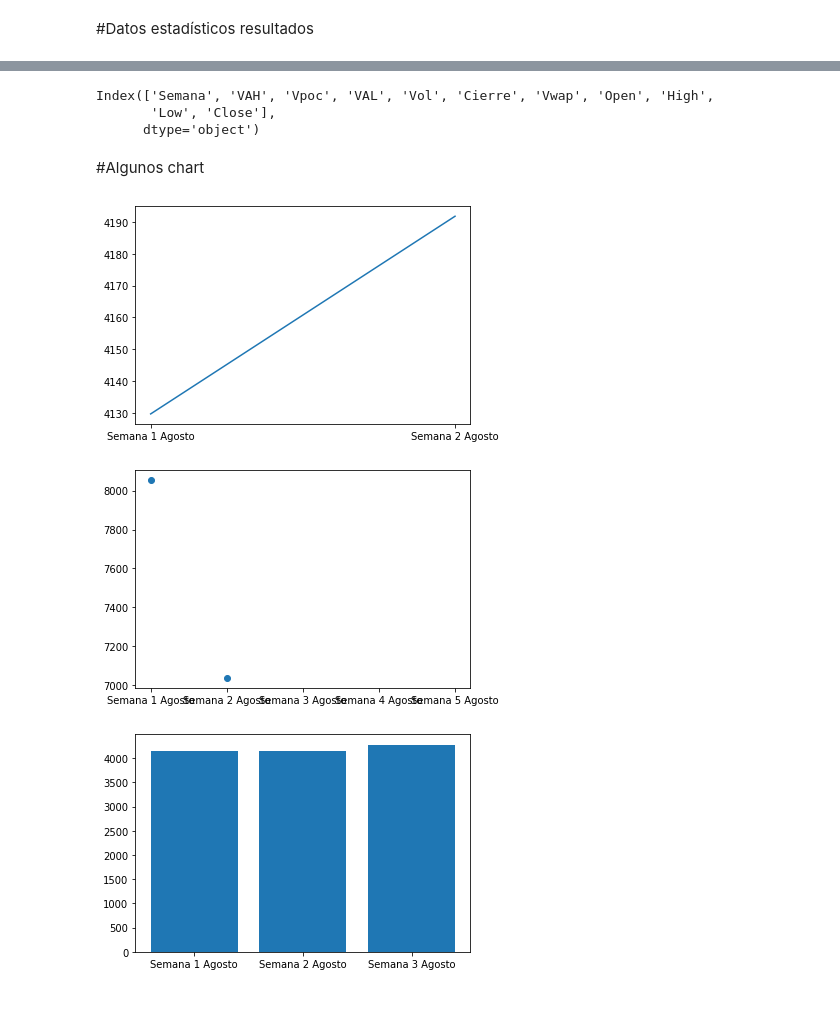
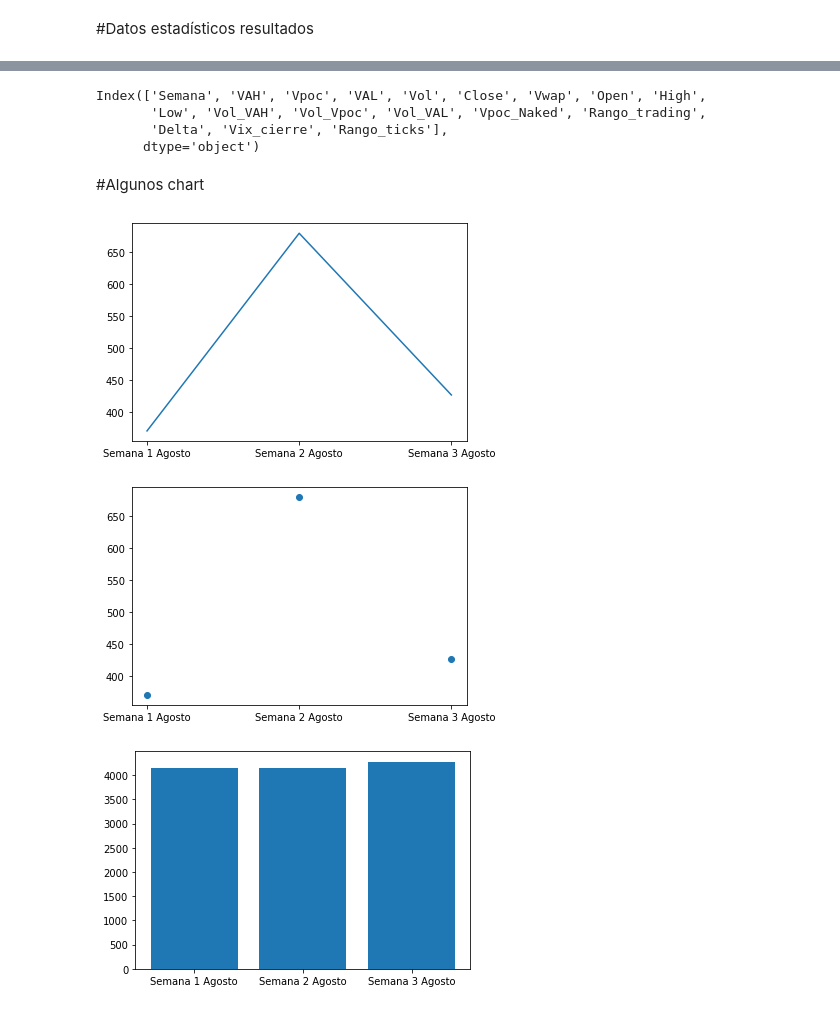
Before and after one commit to jmmartinnu2/Trading, a Jupyter notebook: Analisis_Mensual.ipynb, the cells around one changed output, grey strips where cells are left out. Drawn from its saved outputs; the diff is of its cells as text; code cells hidden in the pictures.

```diff
--- a/Analisis_Mensual.ipynb
+++ b/Analisis_Mensual.ipynb
@@ -16,19 +16,29 @@ df['VAH'] = None
 df['Vpoc'] = None
 df['VAL'] = None
 df['Vol'] = None
-df['Cierre'] = None
+df['Close'] = None
 df['Vwap'] = None
 df['Open'] = None
 df['High'] = None
 df['Low'] = None
-df['Close'] = None
+df['Vol_VAH'] = None
+df['Vol_Vpoc'] = None
+df['Vol_VAL'] = None
+df['Vpoc_Naked'] = None
+df['Rango_trading'] = None
+df['Delta'] = None
+df['Vix_cierre'] = None
+df['Rango_ticks'] = None
+
+
+
+
+
 
 # añadimos filas por su nombre de fila
-df.loc[0] = ['Semana 1 Agosto',4150.25,4121.5,4103.50,8053.3,4146.75,4129.63,4137.50,4173.25,4080.50,4146.75]
-df.loc[1] = ['Semana 2 Agosto',4260.75,4208,4146,7037.7,4281,4191.84,4149.75,4282.75,4113,4281]
-df.loc[2] = ['Semana 3 Agosto',None,None,None,None,None, None, 4277, None, None, None]
-df.loc[3] = ['Semana 4 Agosto',None,None,None,None,None, None, None, None, None, None]
-df.loc[4] = ['Semana 5 Agosto',None,None,None,None,None, None, None, None, None, None]
+df.loc[0] = ['Semana 1 Agosto',4150.25,4121.5,4103.50,8053.3,4146.75,4129.63,4137.50,4173.25,4080.50,98100,181300,84600,False,46.75,363500,21.15,371]
+df.loc[1] = ['Semana 2 Agosto',4260.75,4208,4146,7037.7,4281,4191.84,4149.75,4282.75,4113,15200,121600,36700,False,114.75,649200,19.53,679]
+df.loc[2] = ['Semana 3 Agosto',4305.50,4275.75,4261.75,7118200,4231.50,4274.51,4277,4327.50,4220.75,39900,198200,40700,True,43.75,602600,20.60,427]
 
 #Imprimo mi tabla con resultados
 df
@@ -56,8 +64,9 @@ df.describe()
 # %%
 df.columns
 # %% [output]
-Index(['Semana', 'VAH', 'Vpoc', 'VAL', 'Vol', 'Cierre', 'Vwap', 'Open', 'High',
-       'Low', 'Close'],
+Index(['Semana', 'VAH', 'Vpoc', 'VAL', 'Vol', 'Close', 'Vwap', 'Open', 'High',
+       'Low', 'Vol_VAH', 'Vol_Vpoc', 'Vol_VAL', 'Vpoc_Naked', 'Rango_trading',
+       'Delta', 'Vix_cierre', 'Rango_ticks'],
       dtype='object')
 # %% [markdown]
 #Algunos chart
@@ -67,16 +76,16 @@ import matplotlib.pyplot as plt
 import numpy as np
 # %%
 #Graficos de lineas
-plt.plot(df['Semana'], df['Vwap'])
+plt.plot(df['Semana'], df['Rango_ticks'])
 plt.show()
 # %% [output]
-[figure, old version]
+[figure, new version]
 # %%
 #Graficos de puntos
-plt.scatter(df['Semana'],df['Vol'])
+plt.scatter(df['Semana'],df['Rango_ticks'])
 plt.show()
 # %% [output]
-[figure, old version]
+[figure, new version]
 # %%
 #Grafico de barras
 plt.bar(df['Semana'],df['Open'])
```
Also changed, not shown: parts of 3 cells of this notebook.
